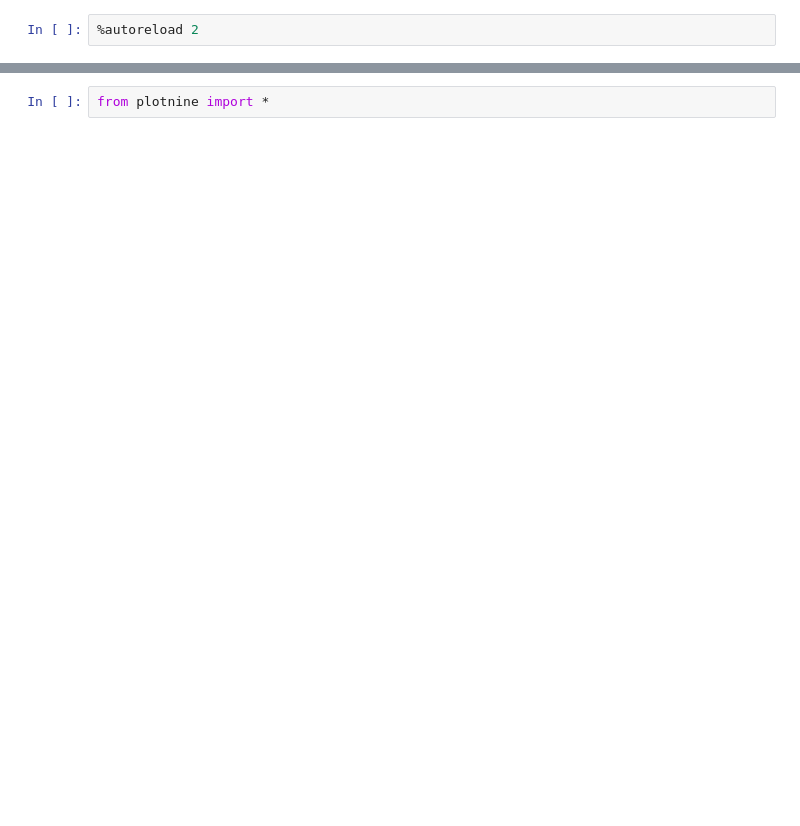
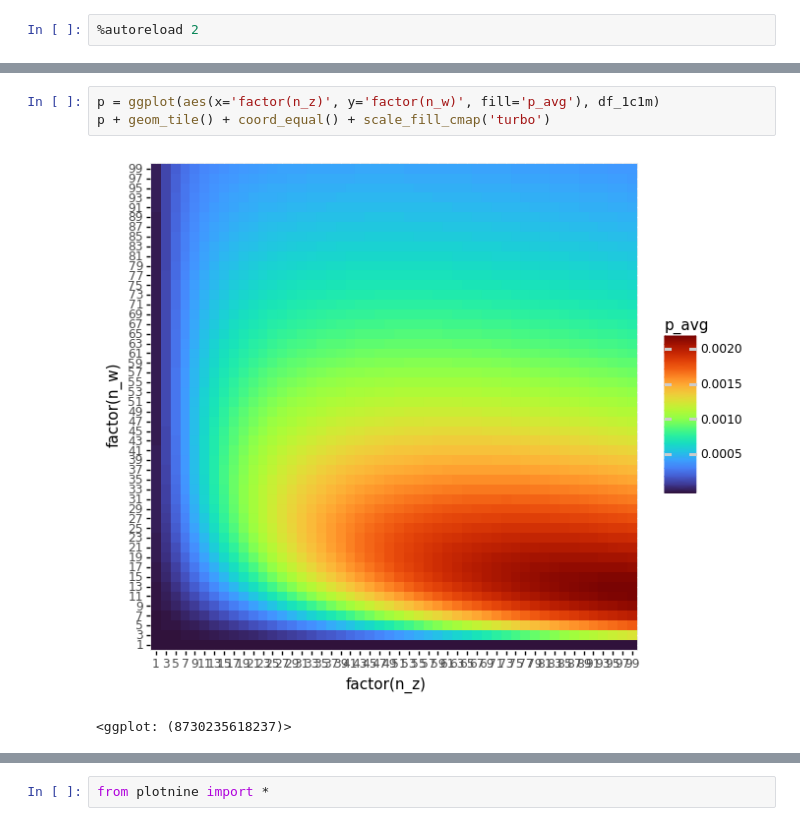
Before and after one commit to mnicstruwig/FlexibleFluxSimulator, a Jupyter notebook: experiments/2020-10-17-Optimization-test.ipynb, the cells around one changed output, grey strips where cells are left out. Drawn from its saved outputs; the diff is of its cells as text; blank space fills up the shorter version.

```diff
--- a/experiments/2020-10-17-Optimization-test.ipynb
+++ b/experiments/2020-10-17-Optimization-test.ipynb
@@ -240,0 +307,6 @@ df.head()
+# %%
+p = ggplot(aes(x='factor(n_z)', y='factor(n_w)', fill='p_avg'), df_1c1m)
+p + geom_tile() + coord_equal() + scale_fill_cmap('turbo')
+# %% [output]
+[figure, added]
+<ggplot: (8730235618237)>
```
Also changed, not shown: parts of 30 cells of this notebook, 4 other files.
